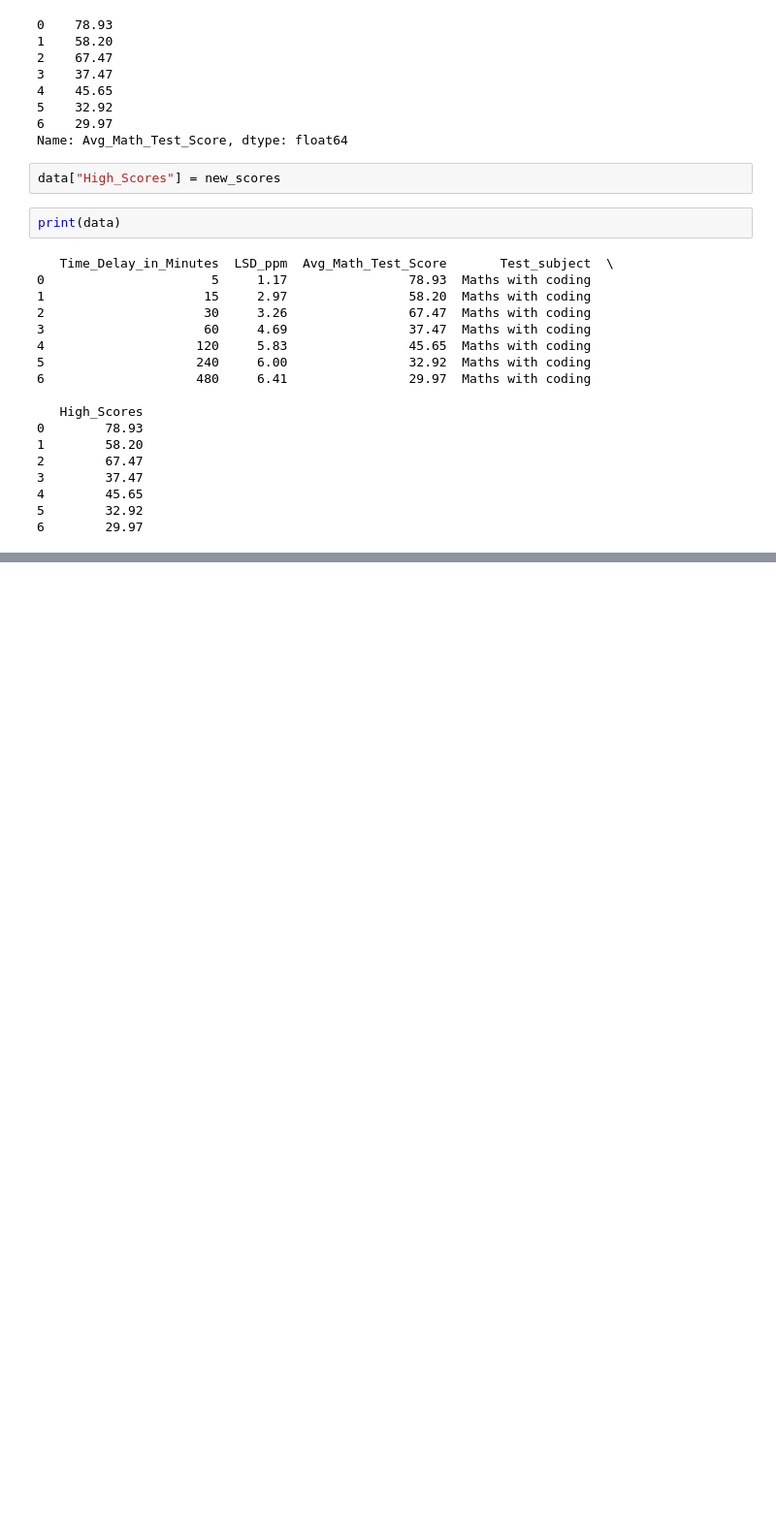
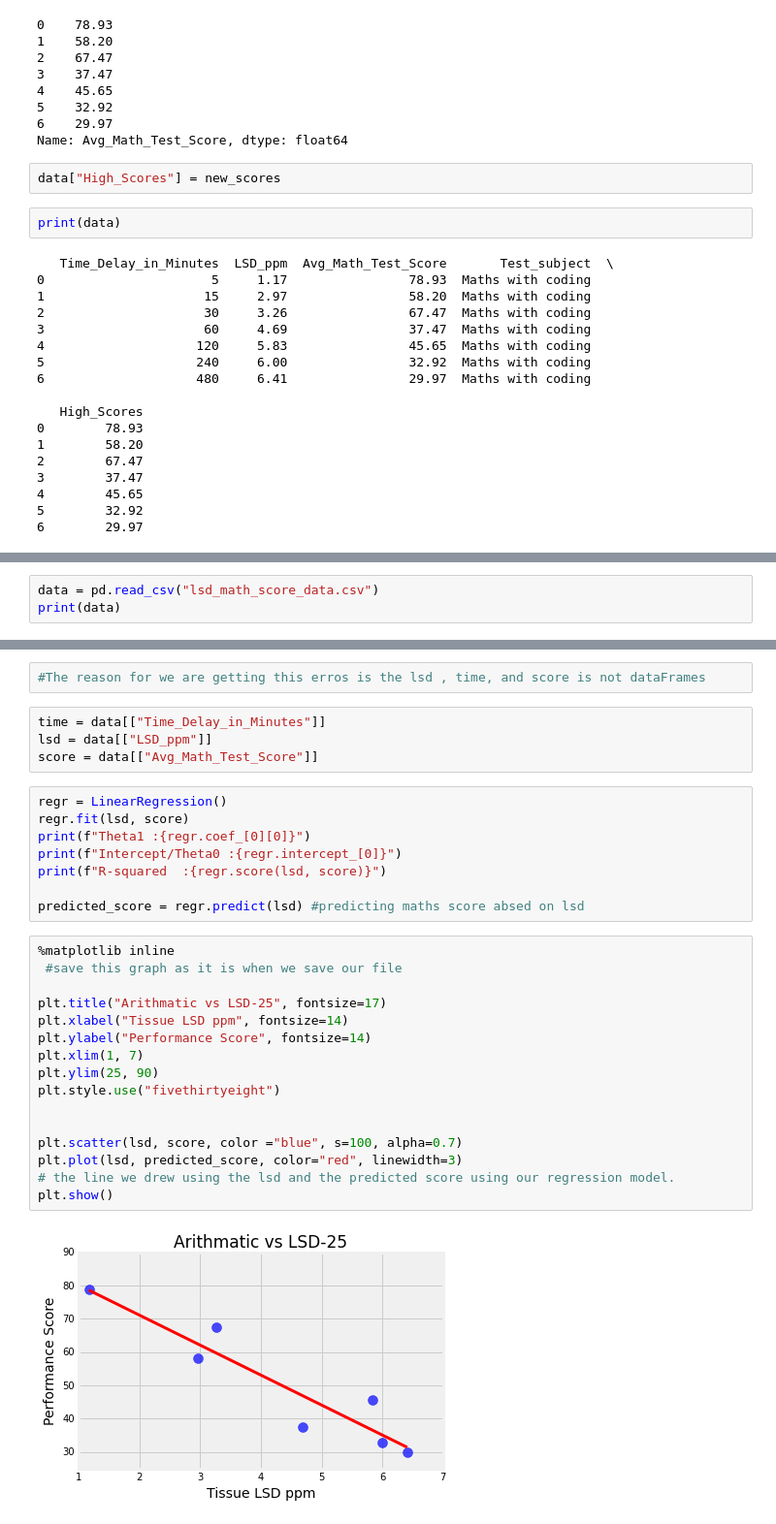
Before and after one commit to PawanSankalpa/MLProjects, a Jupyter notebook: 02 Python Intro.ipynb, the cells around one changed output, grey strips where cells are left out. Shown at 97% size. Saved outputs shown, nothing was run; the diff lists cells and outputs as text; blank space fills up the shorter version.

```diff
--- a/02 Python Intro.ipynb
+++ b/02 Python Intro.ipynb
@@ -105,0 +346,3 @@ print(data)
+# %%
+data = pd.read_csv("lsd_math_score_data.csv")
+print(data)
@@ -105,0 +389,32 @@ print(data)
+# %%
+#The reason for we are getting this erros is the lsd , time, and score is not dataFrames
+# %%
+time = data[["Time_Delay_in_Minutes"]]
+lsd = data[["LSD_ppm"]]
+score = data[["Avg_Math_Test_Score"]]
+# %%
+regr = LinearRegression()
+regr.fit(lsd, score)
+print(f"Theta1 :{regr.coef_[0][0]}")
+print(f"Intercept/Theta0 :{regr.intercept_[0]}")
+print(f"R-squared  :{regr.score(lsd, score)}")
+
+predicted_score = regr.predict(lsd) #predicting maths score absed on lsd
+# %%
+%matplotlib inline
+ #save this graph as it is when we save our file
+
+plt.title("Arithmatic vs LSD-25", fontsize=17)
+plt.xlabel("Tissue LSD ppm", fontsize=14)
+plt.ylabel("Performance Score", fontsize=14)
+plt.xlim(1, 7)
+plt.ylim(25, 90)
+plt.style.use("fivethirtyeight")
+
+
+plt.scatter(lsd, score, color ="blue", s=100, alpha=0.7)
+plt.plot(lsd, predicted_score, color="red", linewidth=3)
+# the line we drew using the lsd and the predicted score using our regression model.
+plt.show()
+# %% [output]
+[figure, added]
```
Also changed, not shown: parts of 46 cells of this notebook.
